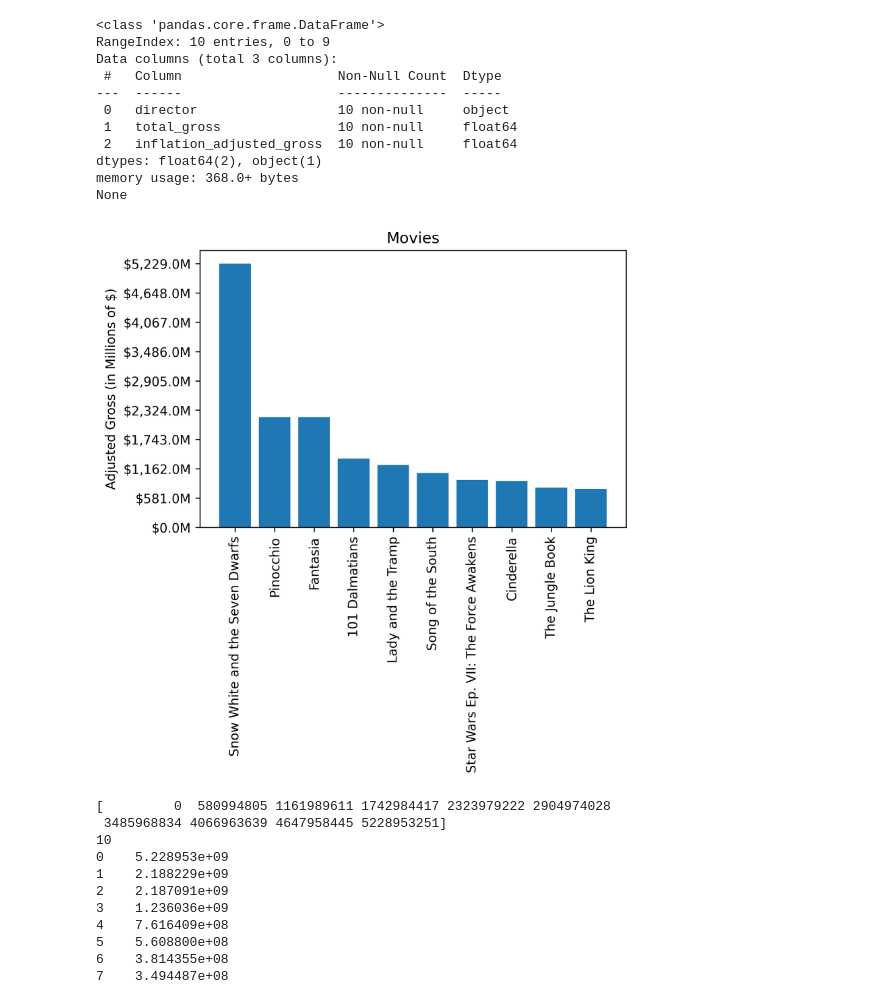
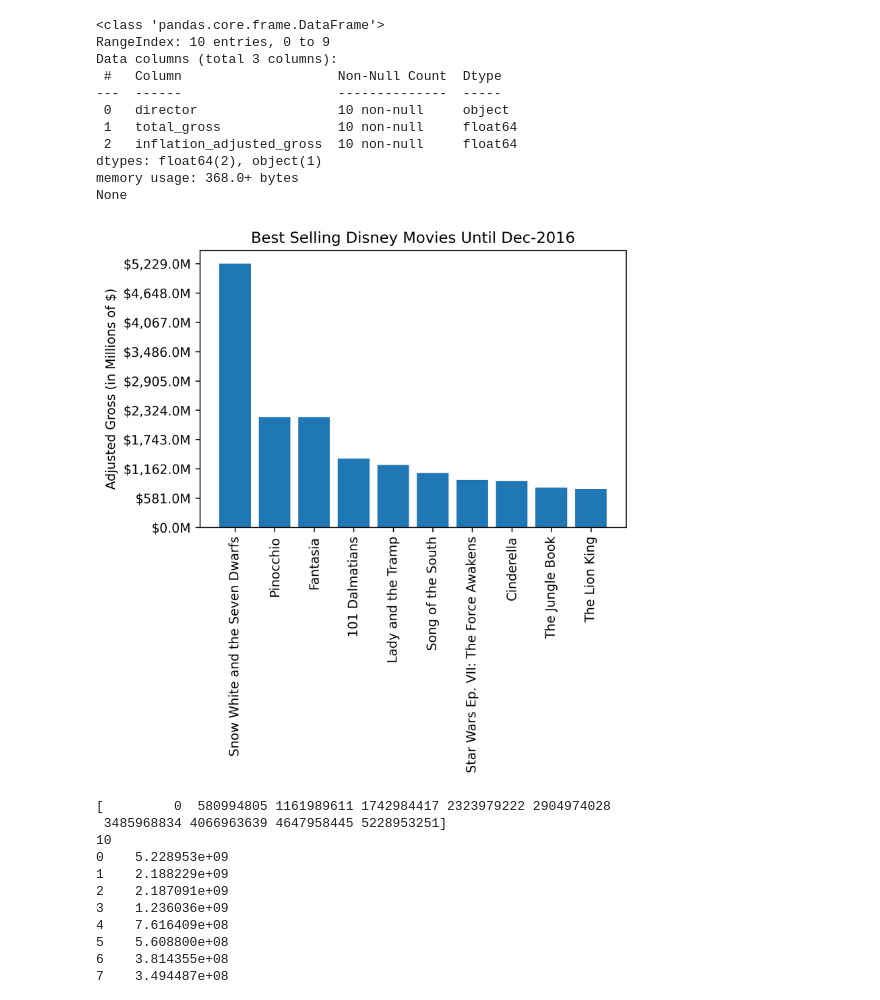
Before and after one commit to uomodellamansarda/DisneyMoviesAnalysis, a Jupyter notebook: MergingTheOriginalDataset.ipynb, the cells around one changed output. Drawn from its saved outputs; the diff is of its cells as text; code cells hidden in the pictures.

```diff
--- a/MergingTheOriginalDataset.ipynb
+++ b/MergingTheOriginalDataset.ipynb
@@ -322,25 +339,25 @@ dtypes: float64(2), object(1)
 memory usage: 368.0+ bytes
 None
 # %%
-#best selling Disney film
+#plotting best selling Disney film
 fig, ax = plt.subplots(facecolor='white', dpi=300)
 top_10_bs_film=df1.sort_values(by=["inflation_adjusted_gross"],ascending=False).head(10)
 y=top_10_bs_film.inflation_adjusted_gross
 x=np.arange(0,len(y))
 y_labels=np.linspace(0,max(y),10,dtype=int)
 y_bar_labels=['${:,.1f}'.format(x) +'M' for x in y_labels/1000000]
 labels=top_10_bs_film.movie_title
 rects1 = ax.bar(x,y)
 ax.set_ylabel('Adjusted Gross (in Millions of $)')
-ax.set_title('Movies')
+ax.set_title('Best Selling Disney Movies Until Dec-2016')
 ax.set_xticks(x)
 ax.set_xticklabels(labels,rotation=90)
 ax.set_yticks(y_labels)
 ax.set_yticklabels(y_bar_labels)
 
 plt.show()
 # %% [output]
-[figure, old version]
+[figure, new version]
 # %%
 
 fig, ax = plt.subplots(facecolor='white', dpi=300)
```
Also changed, not shown: parts of 7 cells of this notebook.
